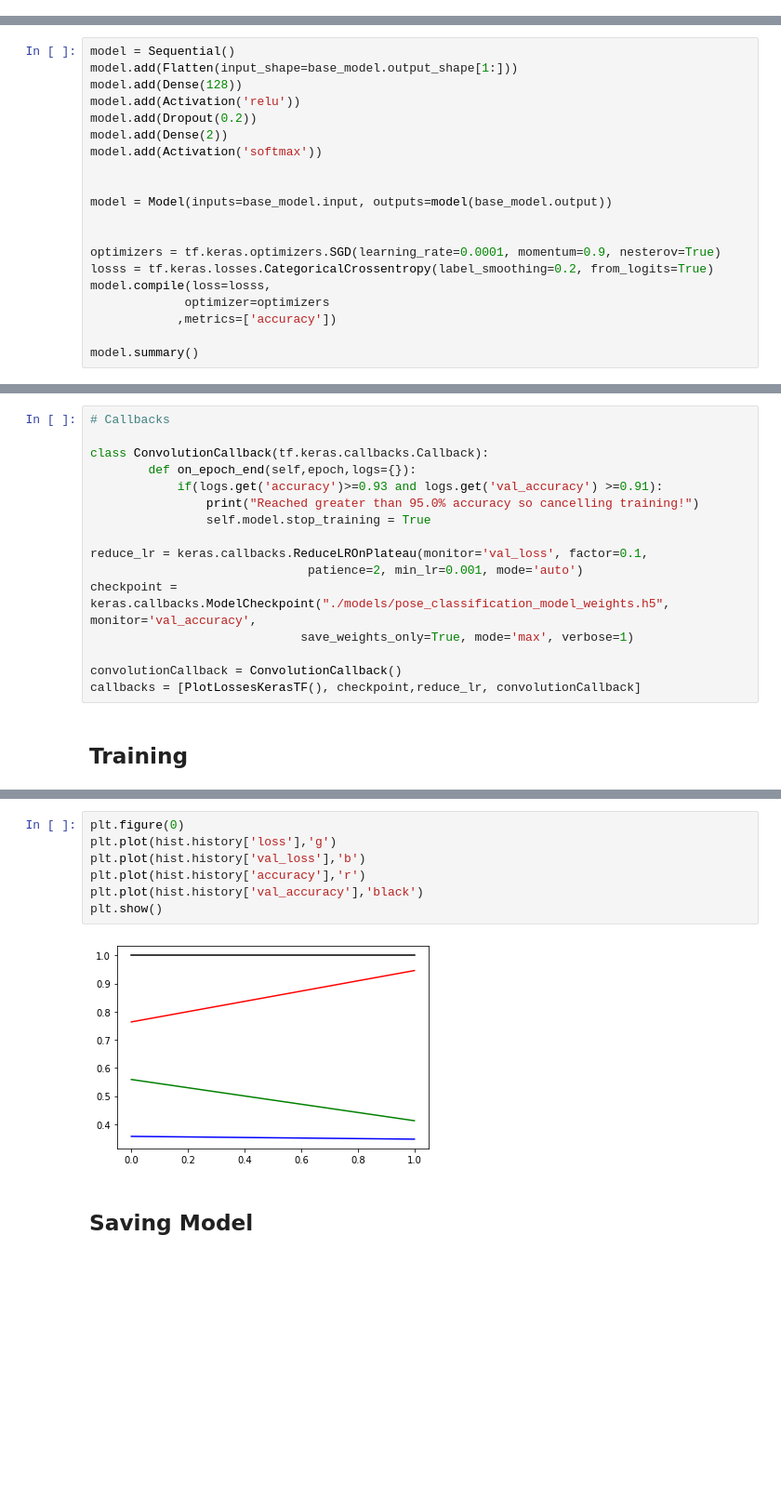
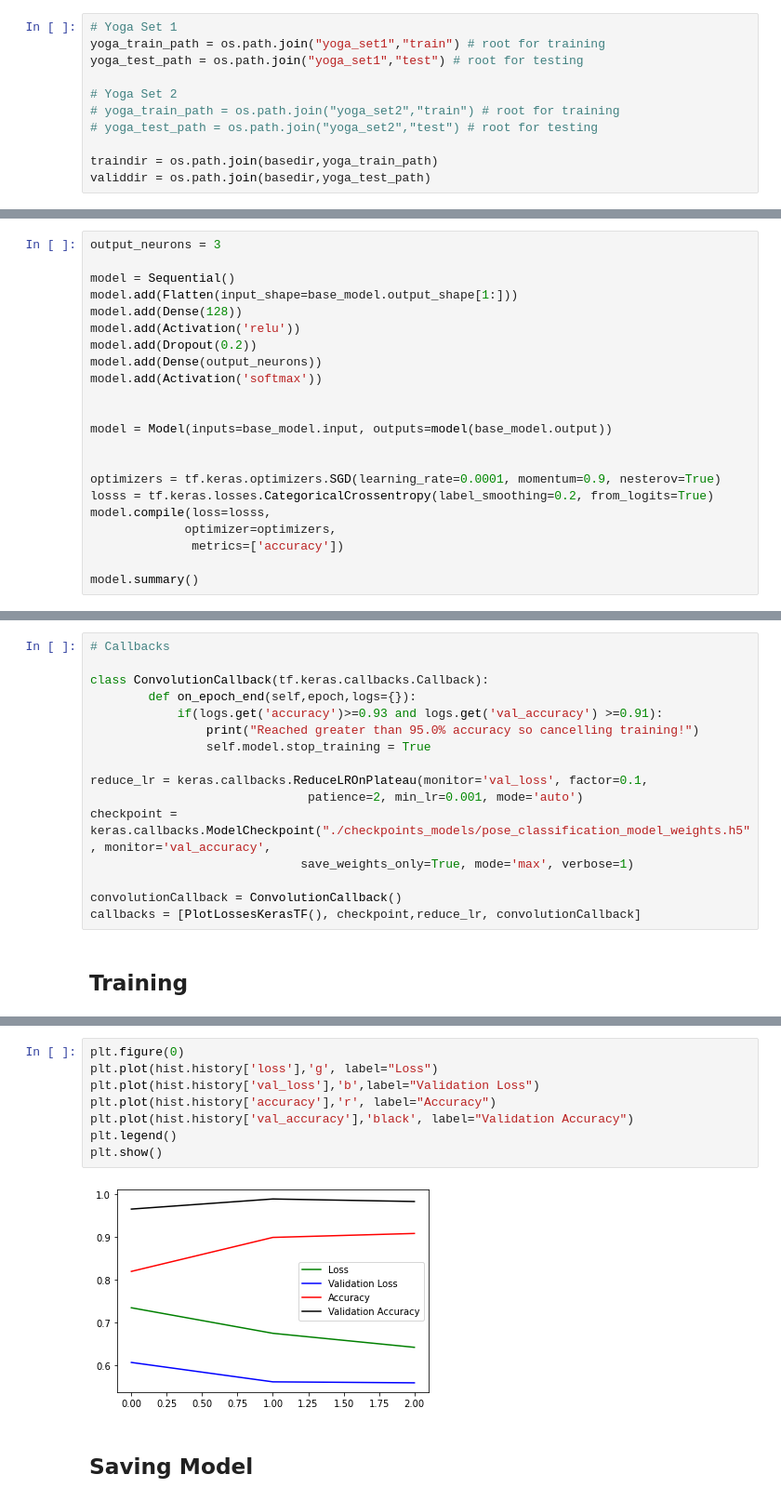
Before and after one commit to Elysian01/Exercise-And-Yoga-Tracker, a Jupyter notebook: Yoga Pose Detection/Yoga-Pose-Classification-Using-DL.ipynb, the cells around one changed output, grey strips where cells are left out. Shown: that part at 93% size. Drawn from its saved outputs; the diff is of its cells as text; blank space fills up the shorter version.

```diff
--- a/Yoga Pose Detection/Yoga-Pose-Classification-Using-DL.ipynb
+++ b/Yoga Pose Detection/Yoga-Pose-Classification-Using-DL.ipynb
@@ -56 +53,12 @@ validdir = os.path.join(basedir,'test') # root for testing
+# %%
+# Yoga Set 1
+yoga_train_path = os.path.join("yoga_set1","train") # root for training
+yoga_test_path = os.path.join("yoga_set1","test") # root for testing
+
+# Yoga Set 2
+# yoga_train_path = os.path.join("yoga_set2","train") # root for training
+# yoga_test_path = os.path.join("yoga_set2","test") # root for testing
+
+traindir = os.path.join(basedir,yoga_train_path)
+validdir = os.path.join(basedir,yoga_test_path)
 # %%
@@ -96,11 +121,13 @@ base_model_path1 = "./pretrained_models/vgg16_weights_tf_dim_ordering_tf_kernels
 base_model = VGG16(weights=base_model_path1, include_top=False, input_shape=(300, 300, 3))
 # %%
+output_neurons = 3
+
 model = Sequential()
 model.add(Flatten(input_shape=base_model.output_shape[1:]))
 model.add(Dense(128))
 model.add(Activation('relu'))
 model.add(Dropout(0.2))
-model.add(Dense(2))
+model.add(Dense(output_neurons))
 model.add(Activation('softmax'))
 
 
@@ -110,8 +137,8 @@ model = Model(inputs=base_model.input, outputs=model(base_model.output))
 optimizers = tf.keras.optimizers.SGD(learning_rate=0.0001, momentum=0.9, nesterov=True)
 losss = tf.keras.losses.CategoricalCrossentropy(label_smoothing=0.2, from_logits=True)
 model.compile(loss=losss,
-             optimizer=optimizers
-            ,metrics=['accuracy'])
+             optimizer=optimizers,
+              metrics=['accuracy'])
 
 model.summary()
 # %% [output]
@@ -143,7 +170,7 @@ class ConvolutionCallback(tf.keras.callbacks.Callback):
 
 reduce_lr = keras.callbacks.ReduceLROnPlateau(monitor='val_loss', factor=0.1,
                               patience=2, min_lr=0.001, mode='auto')
-checkpoint = keras.callbacks.ModelCheckpoint("./models/pose_classification_model_weights.h5", monitor='val_accuracy',
+checkpoint = keras.callbacks.ModelCheckpoint("./checkpoints_models/pose_classification_model_weights.h5", monitor='val_accuracy',
                              save_weights_only=True, mode='max', verbose=1)
 
 convolutionCallback = ConvolutionCallback()
@@ -169,11 +195,12 @@ Reached greater than 95.0% accuracy so cancelling training!
 # %%
 plt.figure(0)
-plt.plot(hist.history['loss'],'g')
-plt.plot(hist.history['val_loss'],'b')
-plt.plot(hist.history['accuracy'],'r')
-plt.plot(hist.history['val_accuracy'],'black')
+plt.plot(hist.history['loss'],'g', label="Loss")
+plt.plot(hist.history['val_loss'],'b',label="Validation Loss")
+plt.plot(hist.history['accuracy'],'r', label="Accuracy")
+plt.plot(hist.history['val_accuracy'],'black', label="Validation Accuracy")
+plt.legend()
 plt.show()
 # %% [output]
-[figure, old version]
+[figure, new version]
 # %% [markdown]
 ## Saving Model
```
Also changed, not shown: parts of 15 cells of this notebook, 3 other files.
